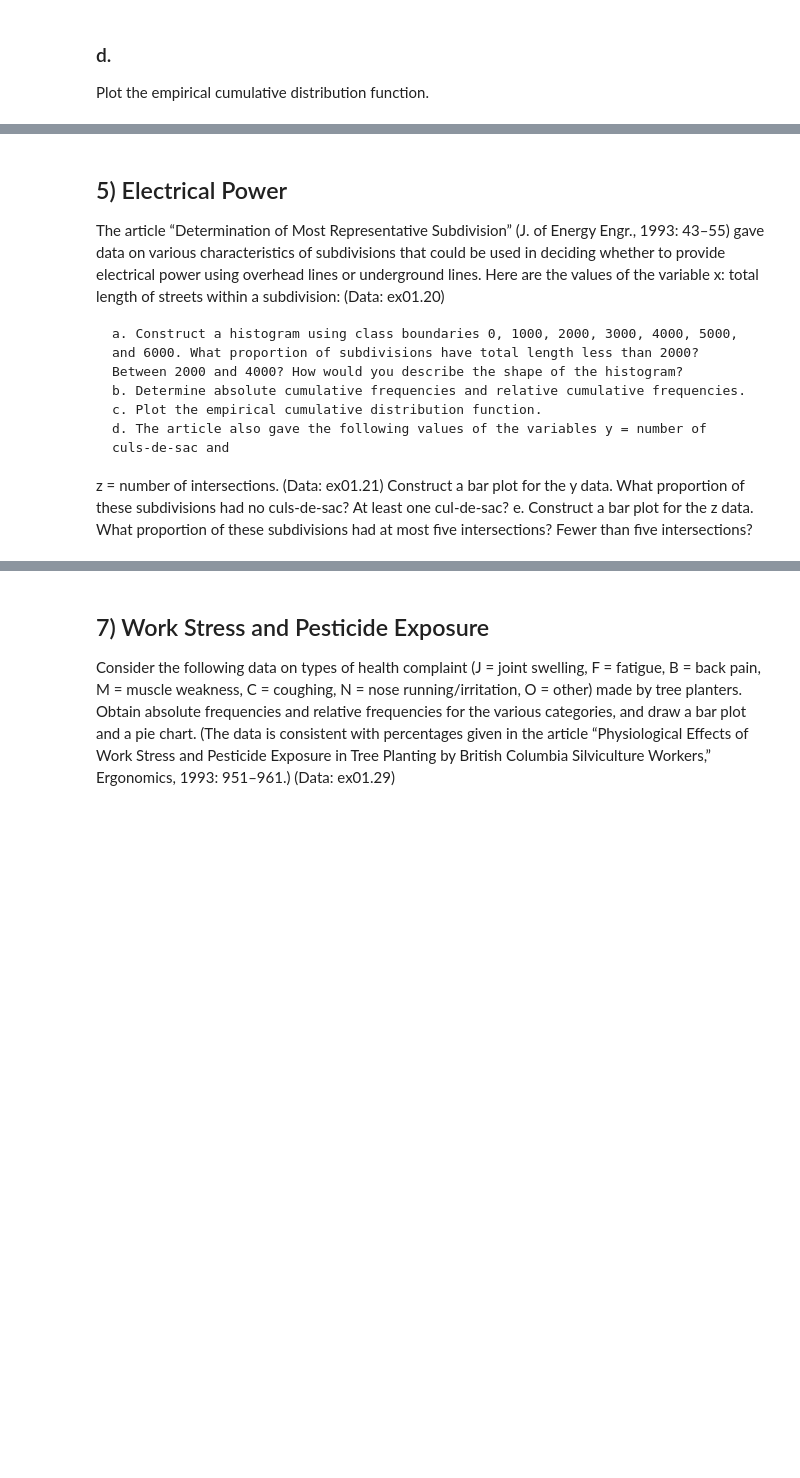
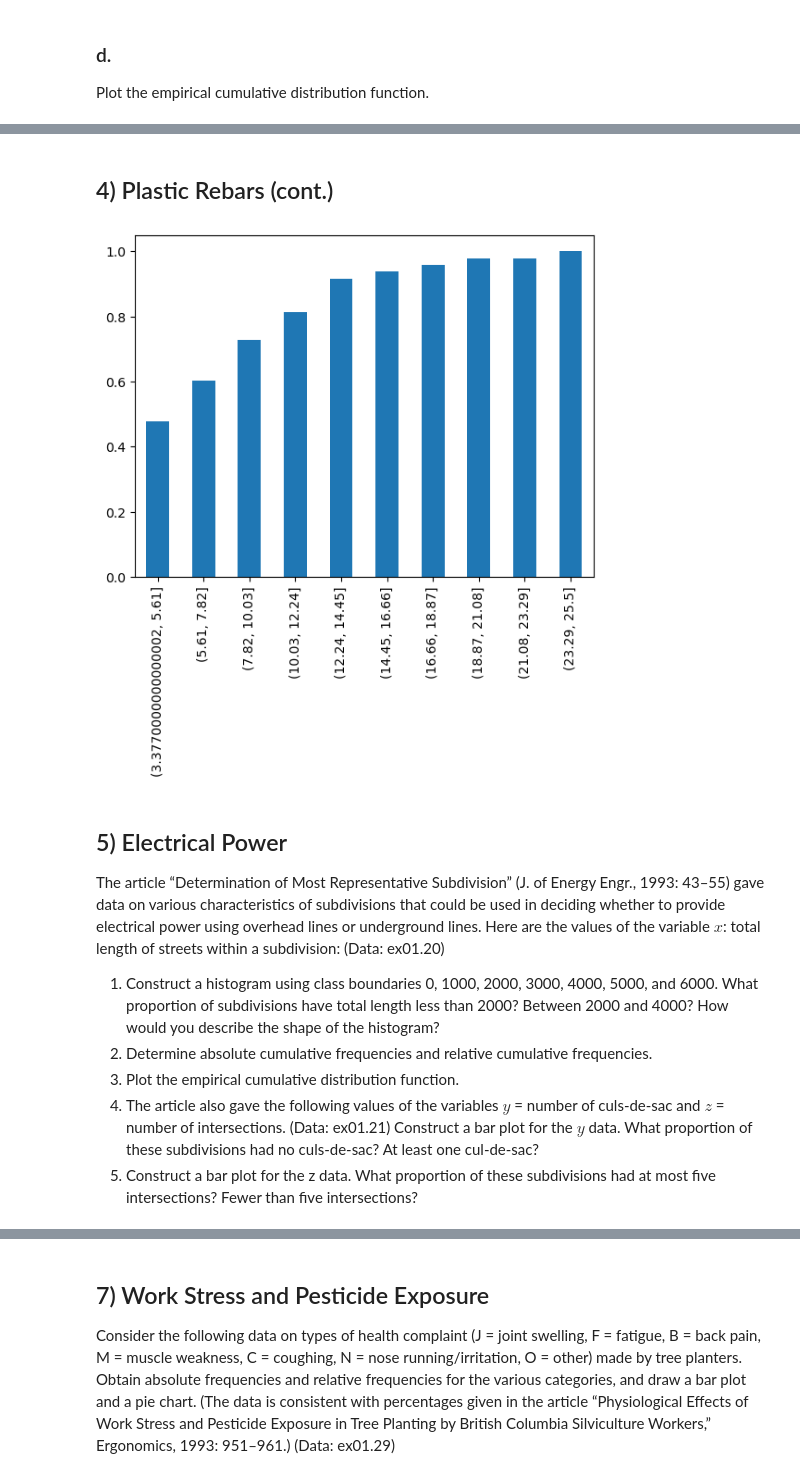
Before and after one commit to hielsnoppe/srh-tmda, a Jupyter notebook: slides/ex01.ipynb, the cells around one changed output, grey strips where cells are left out. Cells and saved outputs as stored; diff of their text form; code cells hidden in the pictures; blank space fills up the shorter version.

```diff
--- a/slides/ex01.ipynb
+++ b/slides/ex01.ipynb
@@ -289,11 +274,16 @@ rel_cumsum.plot.bar()
+# %% [markdown]
+## 4) Plastic Rebars (cont.)
+# %%
+rel_cumsum.plot.bar(); None # <-- suppress output in Jupyter notebook
+# %% [output]
+[figure, added]
 # %% [markdown]
 ## 5) Electrical Power
 
-The article “Determination of Most Representative Subdivision” (J. of Energy Engr., 1993: 43–55) gave data on various characteristics of subdivisions that could be used in deciding whether to provide electrical power using overhead lines or underground lines. Here are the values of the variable x: total length of streets within a subdivision: (Data: ex01.20)
+The article “Determination of Most Representative Subdivision” (J. of Energy Engr., 1993: 43–55) gave data on various characteristics of subdivisions that could be used in deciding whether to provide electrical power using overhead lines or underground lines. Here are the values of the variable $x$: total length of streets within a subdivision: (Data: ex01.20)
 
-    a. Construct a histogram using class boundaries 0, 1000, 2000, 3000, 4000, 5000, and 6000. What proportion of subdivisions have total length less than 2000? Between 2000 and 4000? How would you describe the shape of the histogram?
-    b. Determine absolute cumulative frequencies and relative cumulative frequencies.
-    c. Plot the empirical cumulative distribution function.
-    d. The article also gave the following values of the variables y = number of culs-de-sac and
-z = number of intersections. (Data: ex01.21) Construct a bar plot for the y data. What proportion of these subdivisions had no culs-de-sac? At least one cul-de-sac?
-    e. Construct a bar plot for the z data. What proportion of these subdivisions had at most five intersections? Fewer than five intersections?
+1. Construct a histogram using class boundaries 0, 1000, 2000, 3000, 4000, 5000, and 6000. What proportion of subdivisions have total length less than 2000? Between 2000 and 4000? How would you describe the shape of the histogram?
+2. Determine absolute cumulative frequencies and relative cumulative frequencies.
+3. Plot the empirical cumulative distribution function.
+4. The article also gave the following values of the variables $y$ = number of culs-de-sac and $z$ = number of intersections. (Data: ex01.21) Construct a bar plot for the $y$ data. What proportion of these subdivisions had no culs-de-sac? At least one cul-de-sac?
+5. Construct a bar plot for the z data. What proportion of these subdivisions had at most five intersections? Fewer than five intersections?
```
Also changed, not shown: parts of 40 cells of this notebook, 12 other files.
